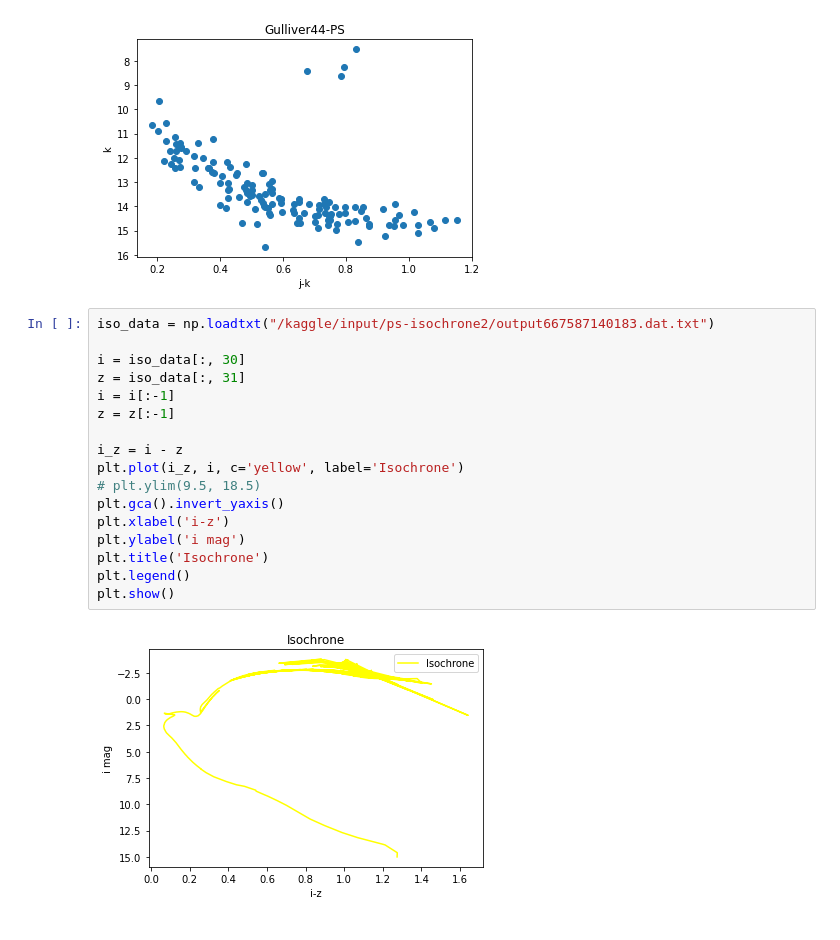
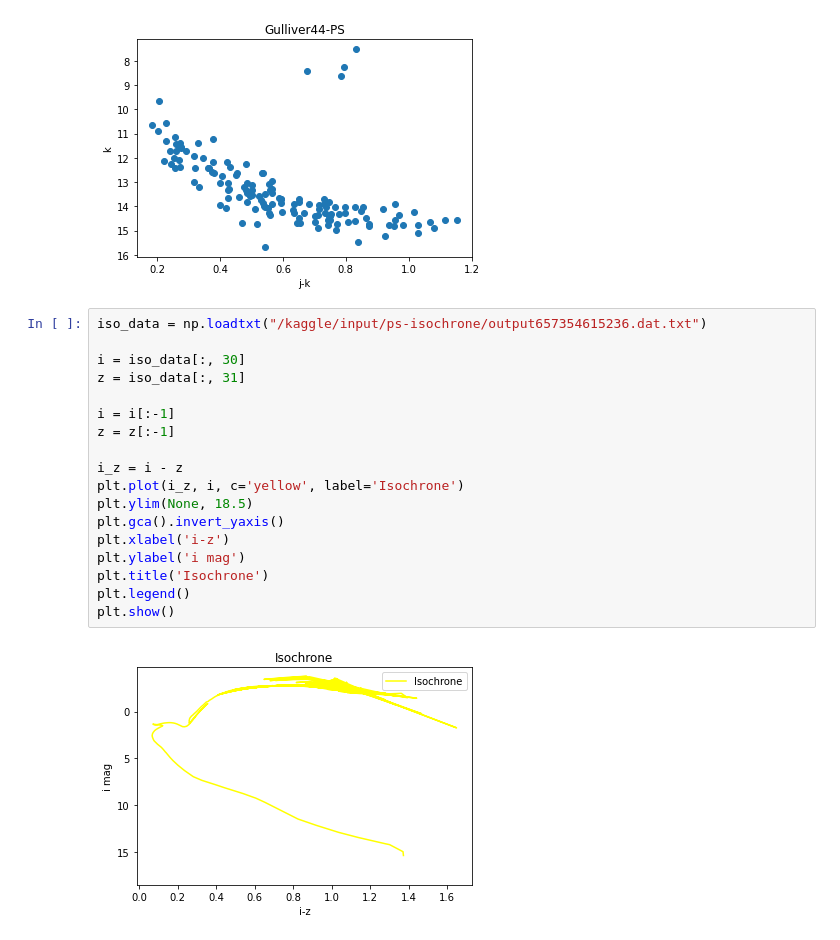
Before and after one commit to HrishitTambi/TidalTails, a Jupyter notebook: astro.ipynb, the cells around one changed output. Drawn from its saved outputs; the diff is of its cells as text.

Commit message:
Kaggle Notebook | astro | Version 2

```diff
--- a/astro.ipynb
+++ b/astro.ipynb
@@ -90,21 +92,22 @@ plt.show()
 # %% [output]
 [figure]
 # %%
-iso_data = np.loadtxt("/kaggle/input/ps-isochrone2/output667587140183.dat.txt")
+iso_data = np.loadtxt("/kaggle/input/ps-isochrone/output657354615236.dat.txt")
 
 i = iso_data[:, 30]
 z = iso_data[:, 31]
+
 i = i[:-1]
 z = z[:-1]
 
 i_z = i - z
 plt.plot(i_z, i, c='yellow', label='Isochrone')
-# plt.ylim(9.5, 18.5)
+plt.ylim(None, 18.5)
 plt.gca().invert_yaxis()
 plt.xlabel('i-z')
 plt.ylabel('i mag')
 plt.title('Isochrone')
 plt.legend()
 plt.show()
 # %% [output]
-[figure, old version]
+[figure, new version]
```
Also changed, not shown: parts of 3 cells of this notebook.
